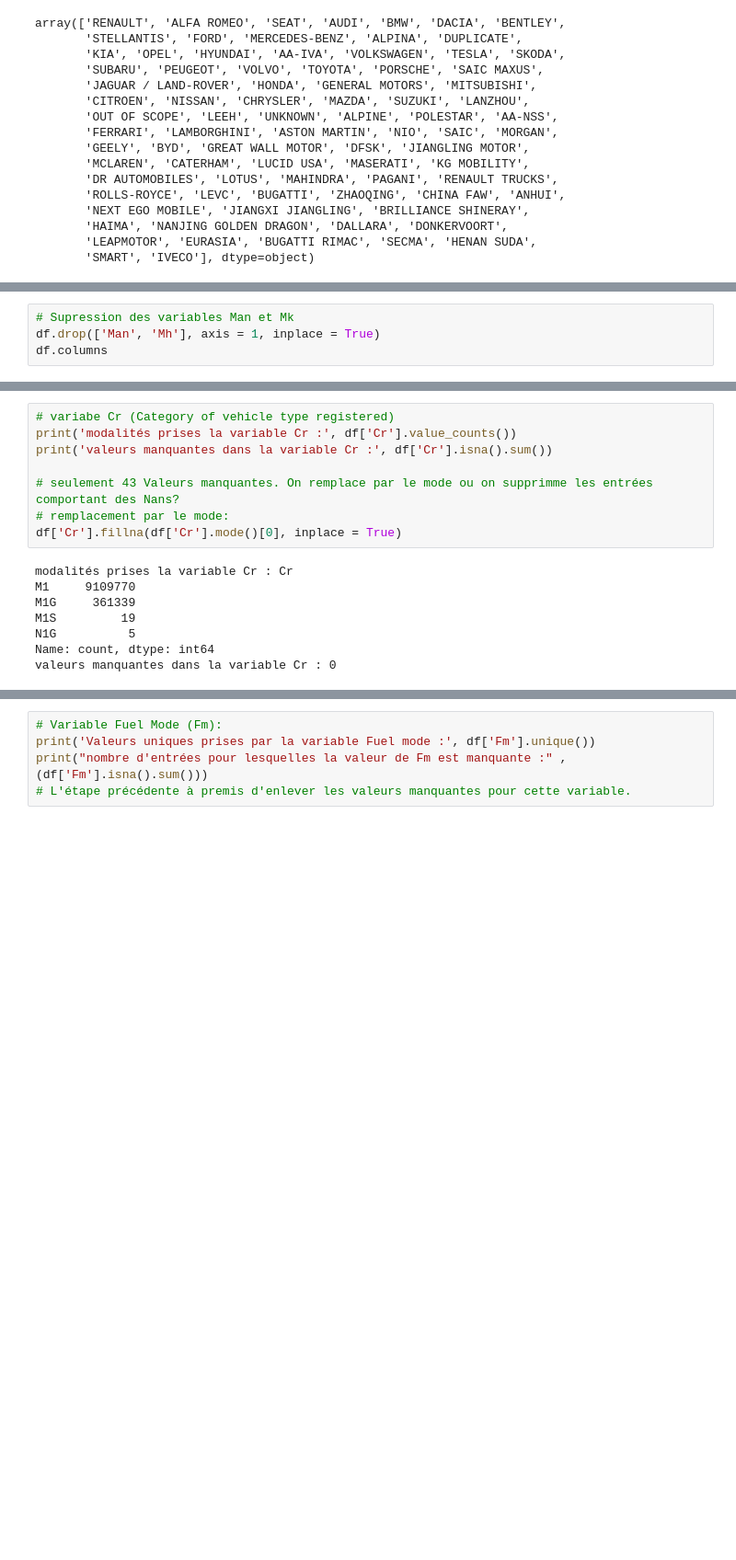
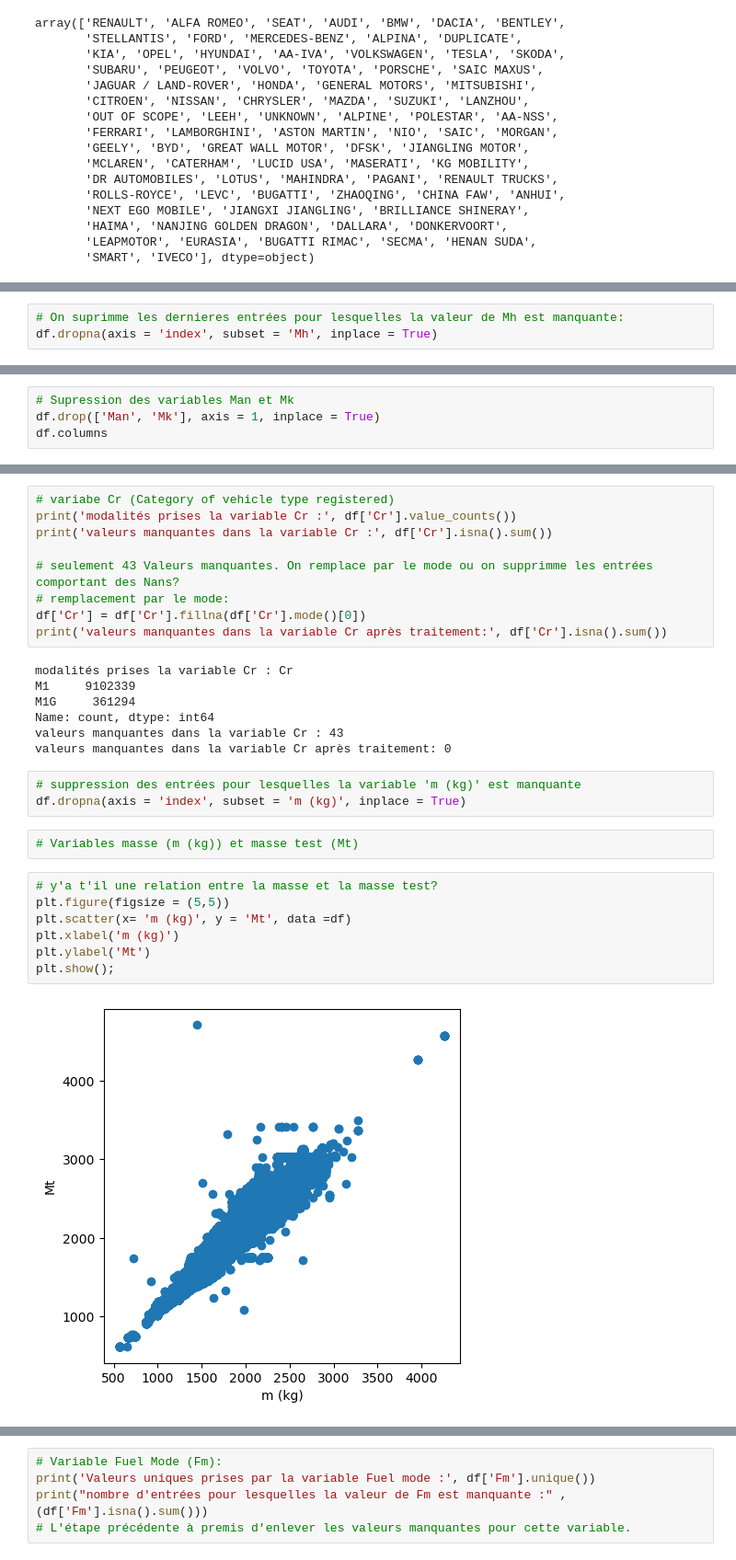
Before and after one commit to Pax-27/Projet_CO2_DA_Ju2024, a Jupyter notebook: Europe_2022.ipynb, the cells around one changed output, grey strips where cells are left out. Shown at 92% size. Drawn from its saved outputs; the diff is of its cells as text; blank space fills up the shorter version.

Commit message:
NB Traitement PAG & Didier

```diff
--- a/Europe_2022.ipynb
+++ b/Europe_2022.ipynb
@@ -345,3 +401,6 @@ display(df2)
+# %%
+# On suprimme les dernieres entrées pour lesquelles la valeur de Mh est manquante:
+df.dropna(axis = 'index', subset = 'Mh', inplace = True)
 # %%
 df['Man'].unique()
 # %% [output]
@@ -365,5 +424,5 @@ array(['RENAULT SAS', 'ALFA ROMEO SPA', 'SEAT SA', 'AUDI AG',
 # %%
 # Supression des variables Man et Mk
-df.drop(['Man', 'Mh'], axis = 1, inplace = True)
+df.drop(['Man', 'Mk'], axis = 1, inplace = True)
 df.columns
 # %% [output]
@@ -417,12 +472,26 @@ print('valeurs manquantes dans la variable Cr :', df['Cr'].isna().sum())
 
 # seulement 43 Valeurs manquantes. On remplace par le mode ou on supprimme les entrées comportant des Nans?
 # remplacement par le mode:
-df['Cr'].fillna(df['Cr'].mode()[0], inplace = True)
+df['Cr'] = df['Cr'].fillna(df['Cr'].mode()[0])
+print('valeurs manquantes dans la variable Cr après traitement:', df['Cr'].isna().sum())
 # %% [output]
 modalités prises la variable Cr : Cr
-M1     9109770
-M1G     361339
-M1S         19
-N1G          5
+M1     9102339
+M1G     361294
 Name: count, dtype: int64
-valeurs manquantes dans la variable Cr : 0
+valeurs manquantes dans la variable Cr : 43
+valeurs manquantes dans la variable Cr après traitement: 0
+# %%
+# suppression des entrées pour lesquelles la variable 'm (kg)' est manquante
+df.dropna(axis = 'index', subset = 'm (kg)', inplace = True)
+# %%
+# Variables masse (m (kg)) et masse test (Mt)
+# %%
+# y'a t'il une relation entre la masse et la masse test?
+plt.figure(figsize = (5,5))
+plt.scatter(x= 'm (kg)', y = 'Mt', data =df)
+plt.xlabel('m (kg)')
+plt.ylabel('Mt')
+plt.show();
+# %% [output]
+[figure, added]
```
Also changed, not shown: parts of 38 cells of this notebook.
